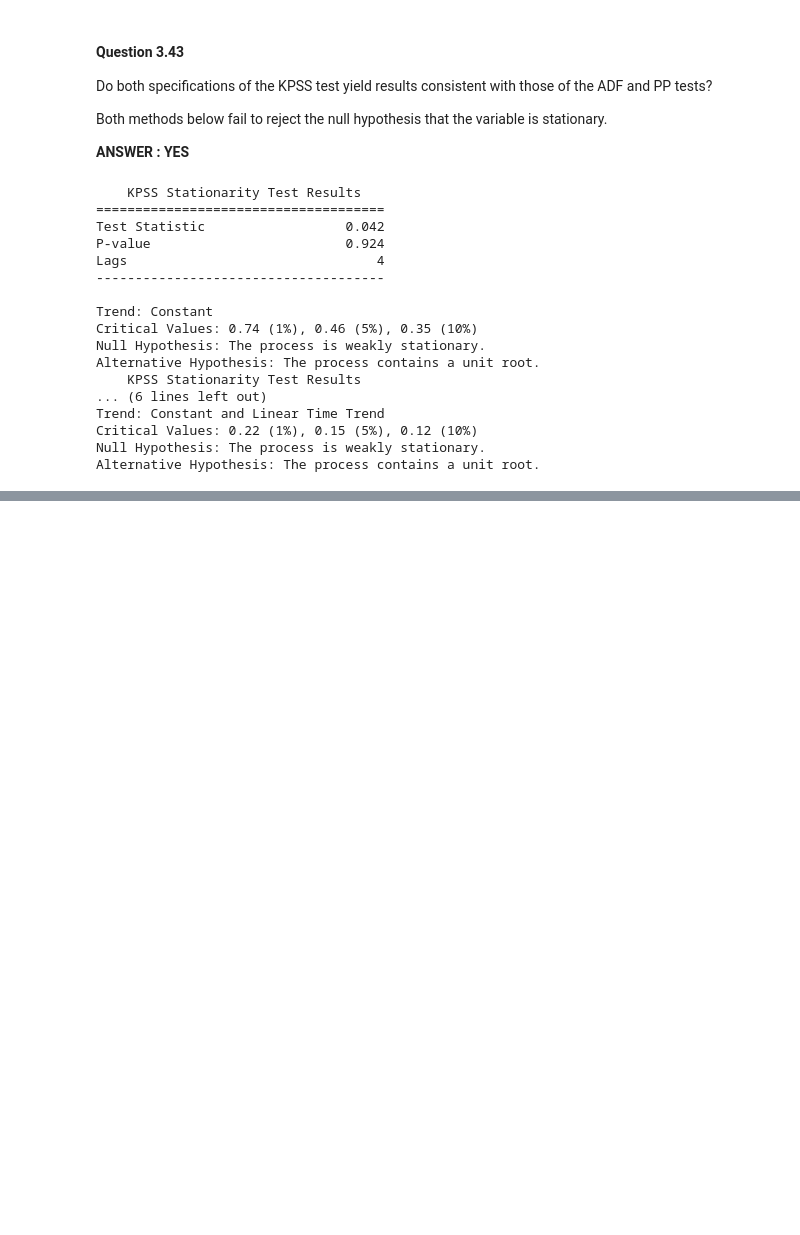
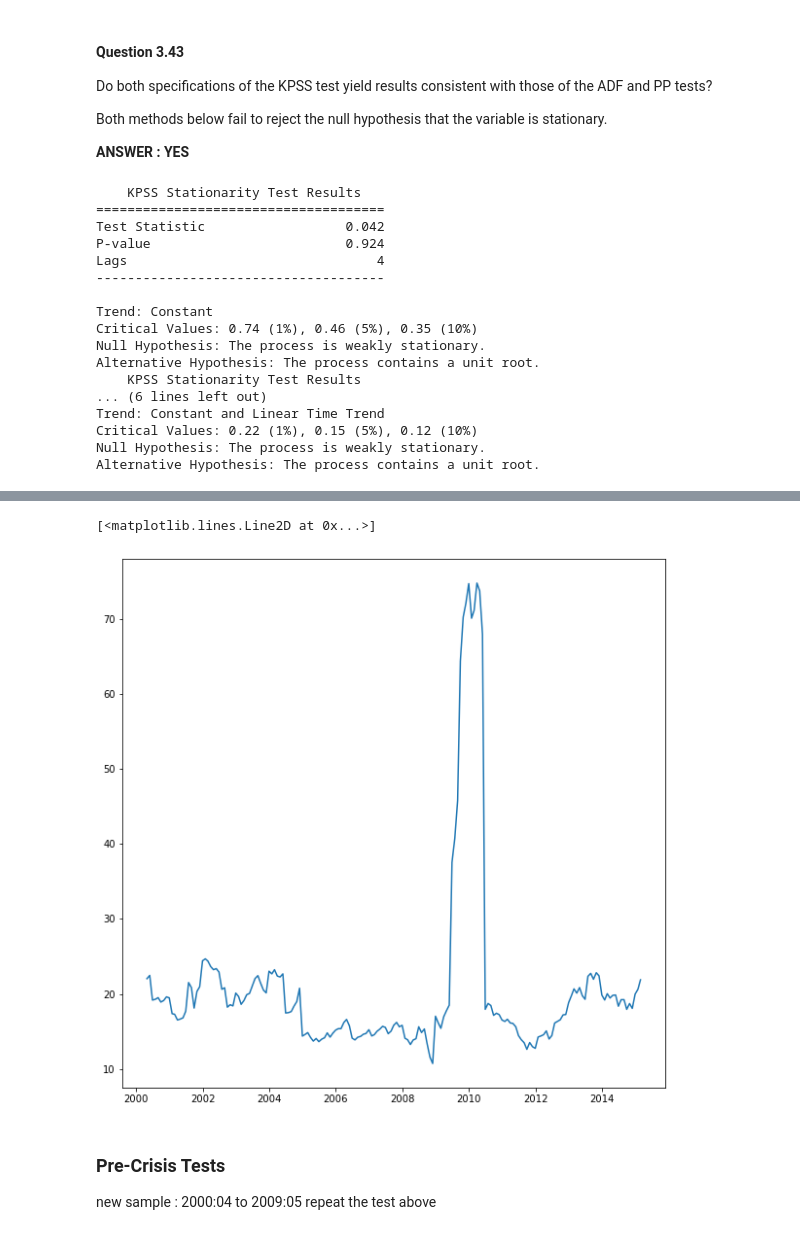
Before and after one commit to goncalosilvame/mf_forecasting, a Jupyter notebook: Module 3B - Working with non stationary.ipynb, the cells around one changed output, grey strips where cells are left out. Drawn from its saved outputs; the diff is of its cells as text; code cells hidden in the pictures; blank space fills up the shorter version.

```diff
--- a/Module 3B - Working with non stationary.ipynb
+++ b/Module 3B - Working with non stationary.ipynb
@@ -490,0 +507,7 @@ To gain more familiarity with these tests, in the same Tab in EViews, simulate a
+# %%
+import dateutil.parser
+#load pe_aus
+pe_ratios = pd.read_csv('Module3_data\module3b_data_PE_ratios.csv')
+pe_aus = pe_ratios.pe_aus
+pe_aus.index = pd.date_range(start='1954-02-01', periods=len(pe_aus), freq='M')
+pe_aus = pe_aus[pe_aus.index > dateutil.parser.parse("2000-04-01")]
@@ -490,0 +661,11 @@ To gain more familiarity with these tests, in the same Tab in EViews, simulate a
+# %%
+# graph pe_aus
+plt.figure(figsize=(10,10))
+plt.plot(pe_aus)
+# %% [output]
+[<matplotlib.lines.Line2D at 0x...>]
+[figure, added]
+# %% [markdown]
+### Pre-Crisis Tests
+new sample : 2000:04 to 2009:05
+repeat the test above
```
Also changed, not shown: parts of 27 cells of this notebook.
